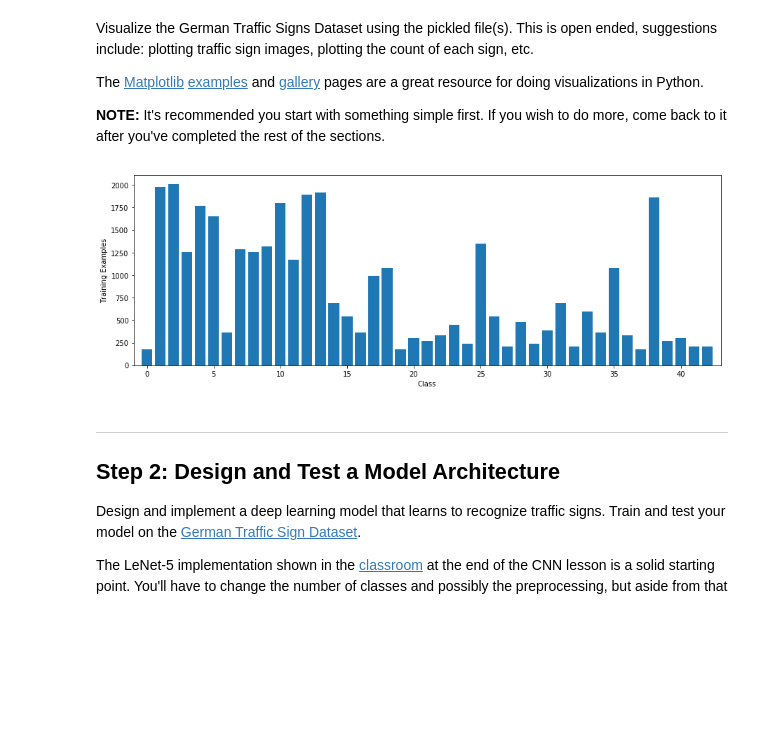
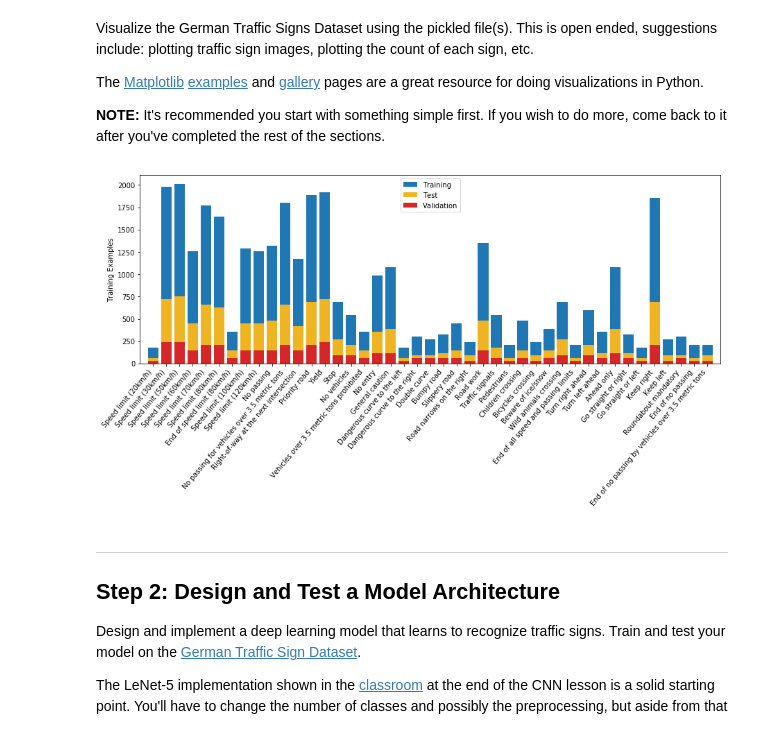
Before and after one commit to yazeedalrubyli/SDCND, a Jupyter notebook: Term1/Traffic-Sign-Classifier/Traffic_Sign_Classifier.ipynb, the cells around one changed output. Cells and saved outputs as stored; diff of their text form; code cells hidden in the pictures; blank space fills up the shorter version.

Commit message:
update data visualization

```diff
--- a/Term1/Traffic-Sign-Classifier/Traffic_Sign_Classifier.ipynb
+++ b/Term1/Traffic-Sign-Classifier/Traffic_Sign_Classifier.ipynb
@@ -97,20 +97,30 @@ The [Matplotlib](http://matplotlib.org/) [examples](http://matplotlib.org/exampl
 # %%
 import matplotlib.pyplot as plt
 import numpy as np
+from pandas.io.parsers import read_csv
 import random
 
 %matplotlib inline
 
-classes, counts = np.unique(y_train, return_counts = True)
+signnames = read_csv("signnames.csv").values[:, 1]
+
+classes_train, counts_train = np.unique(y_train, return_counts = True)
+classes_valid, counts_valid = np.unique(y_valid, return_counts = True)
+classes_test, counts_test = np.unique(y_test, return_counts = True)
 
 plt.figure(figsize=(15,5))
-plt.bar( np.arange(43), counts, align='center')
-plt.xlabel('Class')
+
+p1 = plt.bar(np.arange(n_classes), counts_train)
+p2 = plt.bar(np.arange(n_classes), counts_test, color='#eeb422')
+p3 = plt.bar(np.arange(n_classes), counts_valid, color='#d62728')
+
+plt.xticks( np.arange(n_classes), signnames, rotation=50, horizontalalignment='right')
 plt.ylabel('Training Examples')
+plt.legend((p1[0], p2[0], p3[0]), ('Training', 'Test', 'Validation'))
 plt.xlim([-1, 43])
 plt.show()
 # %% [output]
-[figure, old version]
+[figure, new version]
 # %% [markdown]
 ----
 
```
Also changed, not shown: parts of 1 cell of this notebook.
